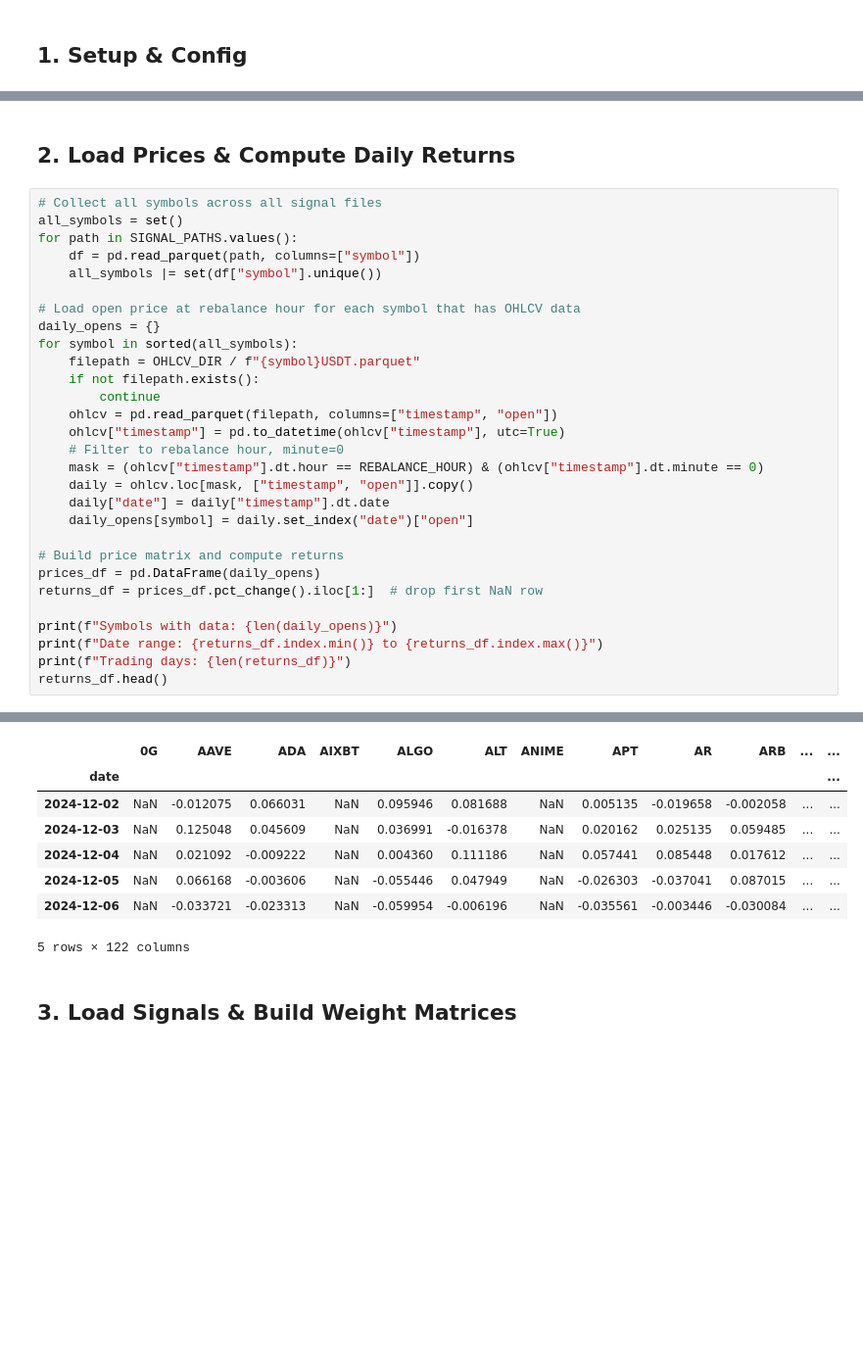
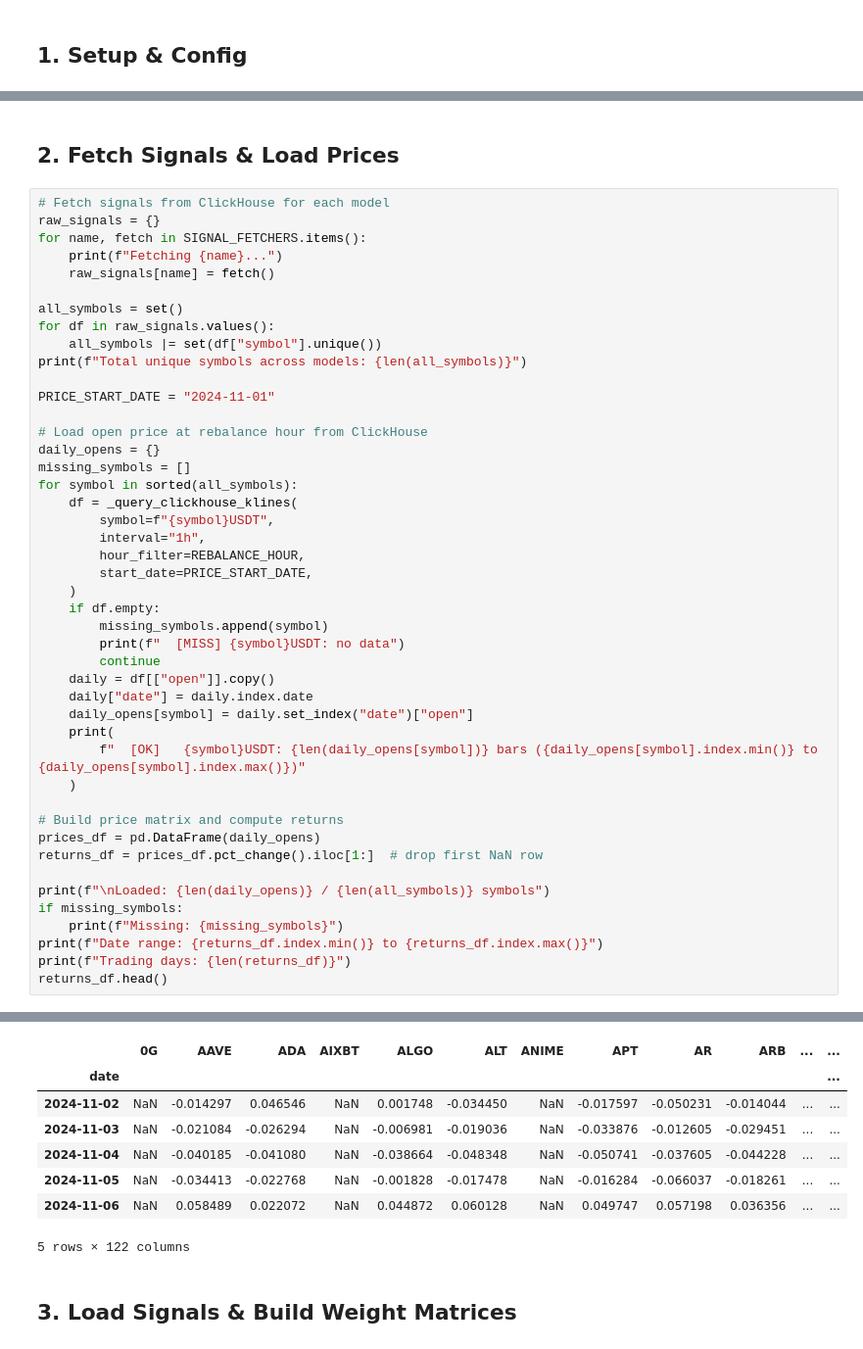
Before and after one commit to yeyechen/nautilus_trader, a Jupyter notebook: my_strategies/notebooks/backtest_raw_returns.ipynb, the cells around one changed output, grey strips where cells are left out. Shown at 98% size. Cells and saved outputs as stored; diff of their text form; blank space fills up the shorter version.

```diff
--- a/my_strategies/notebooks/backtest_raw_returns.ipynb
+++ b/my_strategies/notebooks/backtest_raw_returns.ipynb
@@ -43,31 +54,47 @@ END_DATE = date(2026, 2, 21)
 # %% [markdown]
-## 2. Load Prices & Compute Daily Returns
+## 2. Fetch Signals & Load Prices
 # %%
-# Collect all symbols across all signal files
+# Fetch signals from ClickHouse for each model
+raw_signals = {}
+for name, fetch in SIGNAL_FETCHERS.items():
+    print(f"Fetching {name}...")
+    raw_signals[name] = fetch()
+
 all_symbols = set()
-for path in SIGNAL_PATHS.values():
-    df = pd.read_parquet(path, columns=["symbol"])
+for df in raw_signals.values():
     all_symbols |= set(df["symbol"].unique())
+print(f"Total unique symbols across models: {len(all_symbols)}")
 
-# Load open price at rebalance hour for each symbol that has OHLCV data
+PRICE_START_DATE = "2024-11-01"
+
+# Load open price at rebalance hour from ClickHouse
 daily_opens = {}
+missing_symbols = []
 for symbol in sorted(all_symbols):
-    filepath = OHLCV_DIR / f"{symbol}USDT.parquet"
-    if not filepath.exists():
+    df = _query_clickhouse_klines(
+        symbol=f"{symbol}USDT",
+        interval="1h",
+        hour_filter=REBALANCE_HOUR,
+        start_date=PRICE_START_DATE,
+    )
+    if df.empty:
+        missing_symbols.append(symbol)
+        print(f"  [MISS] {symbol}USDT: no data")
         continue
-    ohlcv = pd.read_parquet(filepath, columns=["timestamp", "open"])
-    ohlcv["timestamp"] = pd.to_datetime(ohlcv["timestamp"], utc=True)
-    # Filter to rebalance hour, minute=0
-    mask = (ohlcv["timestamp"].dt.hour == REBALANCE_HOUR) & (ohlcv["timestamp"].dt.minute == 0)
-    daily = ohlcv.loc[mask, ["timestamp", "open"]].copy()
-    daily["date"] = daily["timestamp"].dt.date
+    daily = df[["open"]].copy()
+    daily["date"] = daily.index.date
     daily_opens[symbol] = daily.set_index("date")["open"]
+    print(
+        f"  [OK]   {symbol}USDT: {len(daily_opens[symbol])} bars ({daily_opens[symbol].index.min()} to {daily_opens[symbol].index.max()})"
+    )
 
 # Build price matrix and compute returns
 prices_df = pd.DataFrame(daily_opens)
 returns_df = prices_df.pct_change().iloc[1:]  # drop first NaN row
 
-print(f"Symbols with data: {len(daily_opens)}")
+print(f"\nLoaded: {len(daily_opens)} / {len(all_symbols)} symbols")
+if missing_symbols:
+    print(f"Missing: {missing_symbols}")
 print(f"Date range: {returns_df.index.min()} to {returns_df.index.max()}")
 print(f"Trading days: {len(returns_df)}")
 returns_df.head()
@@ -78,10 +119,10 @@ Trading days: 450
 |  | 0G | AAVE | ADA | AIXBT | ALGO | ALT | ANIME | APT | AR | ARB | ... | ... |
 | date |  |  |  |  |  |  |  |  |  |  |  | ... |
-| 2024-12-02 | NaN | -0.012075 | 0.066031 | NaN | 0.095946 | 0.081688 | NaN | 0.005135 | -0.019658 | -0.002058 | ... | ... |
-| 2024-12-03 | NaN | 0.125048 | 0.045609 | NaN | 0.036991 | -0.016378 | NaN | 0.020162 | 0.025135 | 0.059485 | ... | ... |
-| 2024-12-04 | NaN | 0.021092 | -0.009222 | NaN | 0.004360 | 0.111186 | NaN | 0.057441 | 0.085448 | 0.017612 | ... | ... |
-| 2024-12-05 | NaN | 0.066168 | -0.003606 | NaN | -0.055446 | 0.047949 | NaN | -0.026303 | -0.037041 | 0.087015 | ... | ... |
-| 2024-12-06 | NaN | -0.033721 | -0.023313 | NaN | -0.059954 | -0.006196 | NaN | -0.035561 | -0.003446 | -0.030084 | ... | ... |
+| 2024-11-02 | NaN | -0.014297 | 0.046546 | NaN | 0.001748 | -0.034450 | NaN | -0.017597 | -0.050231 | -0.014044 | ... | ... |
+| 2024-11-03 | NaN | -0.021084 | -0.026294 | NaN | -0.006981 | -0.019036 | NaN | -0.033876 | -0.012605 | -0.029451 | ... | ... |
+| 2024-11-04 | NaN | -0.040185 | -0.041080 | NaN | -0.038664 | -0.048348 | NaN | -0.050741 | -0.037605 | -0.044228 | ... | ... |
+| 2024-11-05 | NaN | -0.034413 | -0.022768 | NaN | -0.001828 | -0.017478 | NaN | -0.016284 | -0.066037 | -0.018261 | ... | ... |
+| 2024-11-06 | NaN | 0.058489 | 0.022072 | NaN | 0.044872 | 0.060128 | NaN | 0.049747 | 0.057198 | 0.036356 | ... | ... |
 5 rows × 122 columns
 # %% [markdown]
 ## 3. Load Signals & Build Weight Matrices
```
Also changed, not shown: parts of 17 cells of this notebook, 1 other file.
